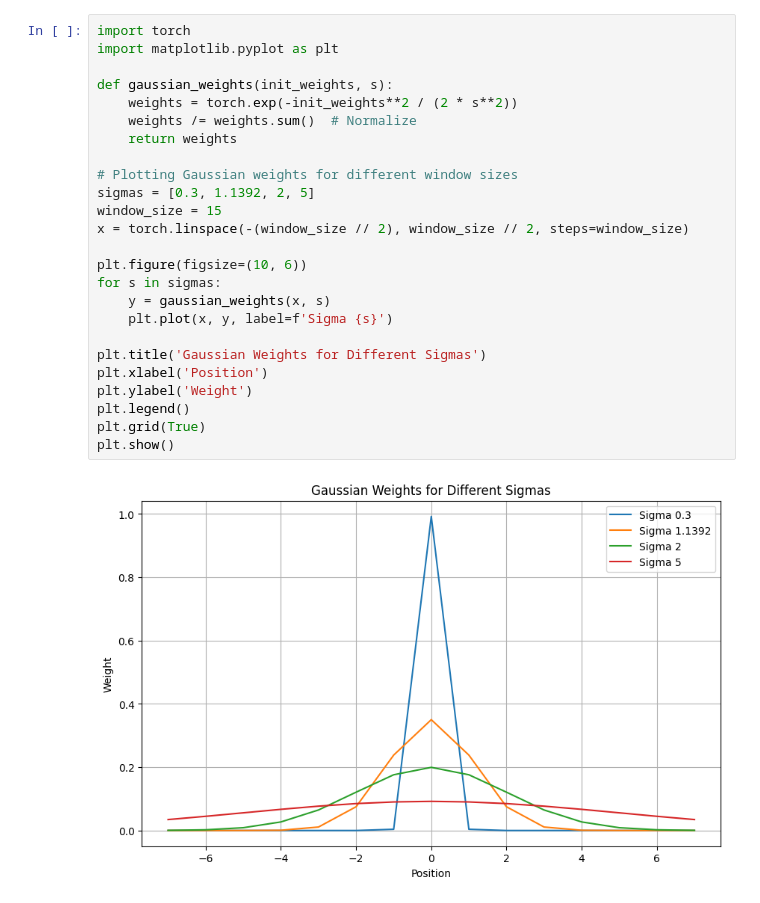
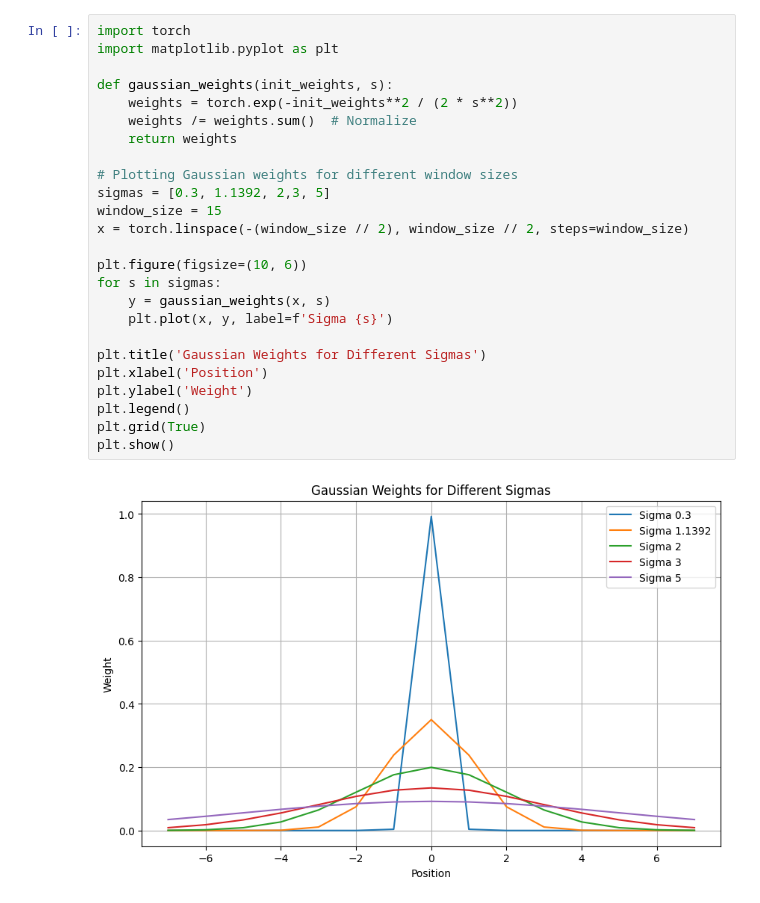
Before and after one commit to mglasder/waam-e2e, a Jupyter notebook: e2e/models/dev_layers.ipynb, the cells around one changed output. Saved outputs shown, nothing was run; the diff lists cells and outputs as text.

```diff
--- a/e2e/models/dev_layers.ipynb
+++ b/e2e/models/dev_layers.ipynb
@@ -1,27 +1,27 @@
 # %%
 import torch
 import matplotlib.pyplot as plt
 
 def gaussian_weights(init_weights, s):
     weights = torch.exp(-init_weights**2 / (2 * s**2))
     weights /= weights.sum()  # Normalize
     return weights
 
 # Plotting Gaussian weights for different window sizes
-sigmas = [0.3, 1.1392, 2, 5]
+sigmas = [0.3, 1.1392, 2,3, 5]
 window_size = 15
 x = torch.linspace(-(window_size // 2), window_size // 2, steps=window_size)
 
 plt.figure(figsize=(10, 6))
 for s in sigmas:
     y = gaussian_weights(x, s)
     plt.plot(x, y, label=f'Sigma {s}')
 
 plt.title('Gaussian Weights for Different Sigmas')
 plt.xlabel('Position')
 plt.ylabel('Weight')
 plt.legend()
 plt.grid(True)
 plt.show()
 # %% [output]
-[figure, old version]
+[figure, new version]
```
Also changed, not shown: 2 other files.
